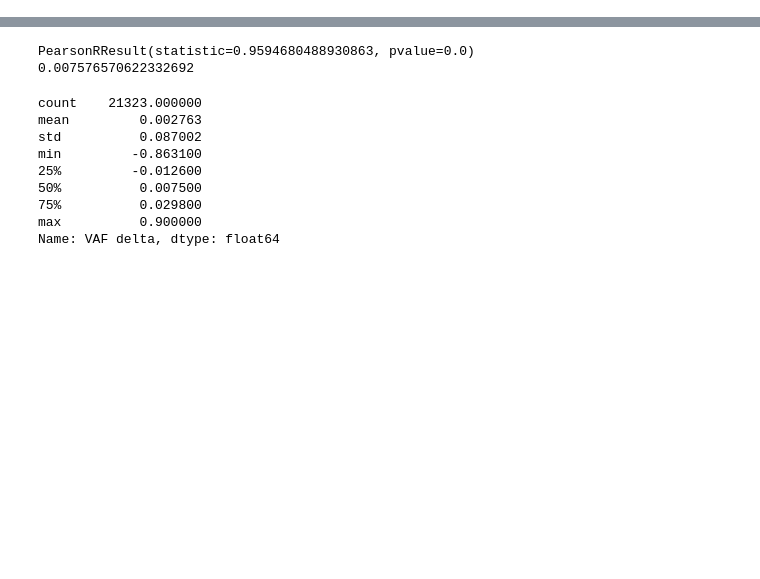
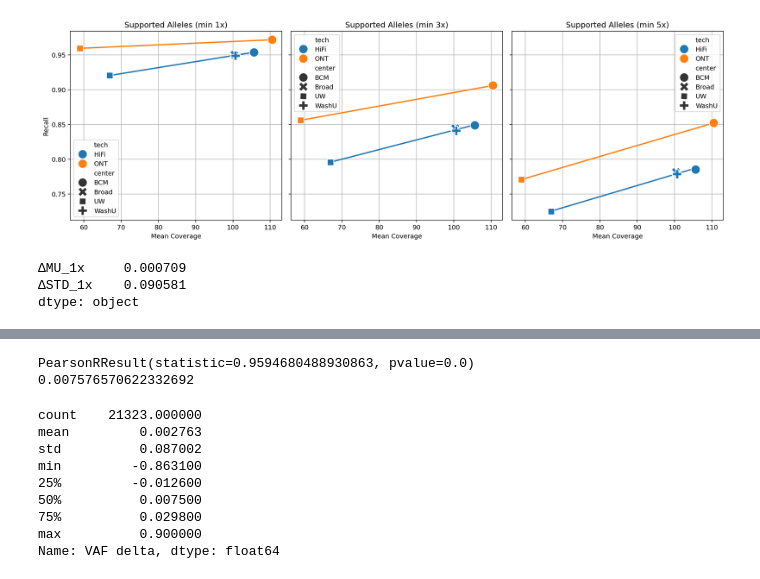
Before and after one commit to BCM-HGSC/SMaHT_MIMS, a Jupyter notebook: allele_delta/ObservedVAF.ipynb, the cells around one changed output, grey strips where cells are left out. Drawn from its saved outputs; the diff is of its cells as text; code cells hidden in the pictures; blank space fills up the shorter version.

```diff
--- a/allele_delta/ObservedVAF.ipynb
+++ b/allele_delta/ObservedVAF.ipynb
@@ -42,0 +223,52 @@ _ = p.set(title=f"WashU PacBio observed coverage per-TR (N={len(full_data)})")
+# %%
+full_summary = pd.concat(summary, axis=1).T
+# %%
+x = [1, 3, 5]
+fig, ax = plt.subplots(nrows=1,
+                       ncols=len(x),
+                       figsize=(5 * len(x), 5),
+                       squeeze=False,
+                       sharex='row',
+                       sharey='row',
+                       dpi=180,
+                      )
+
+
+for idx, i in enumerate(x):
+    ax_sub = ax[0][idx]
+
+    # Scatterplot with hue + style
+    sb.scatterplot(
+        data=full_summary,
+        x="Mean Coverage",
+        y=(full_summary[f"num_loci_{i}x"].astype(float) / len(data)),
+        hue='tech',
+        style='center',
+        ax=ax_sub,
+        s=200, zorder=3
+    )
+
+    # Add regplot manually per 'tech'
+    for tech_name in ['HiFi', 'ONT']:
+        df_tech = full_summary[full_summary['tech'] == tech_name]
+        sb.regplot(
+            #data=df_tech,
+            x=df_tech["Mean Coverage"].astype(float),
+            y=(df_tech[f"num_loci_{i}x"].astype(float) / len(data)).values,
+            scatter=False,
+            ax=ax_sub,
+            label=f"{tech_name} trend",  # Optional: avoid duplicate legend
+            ci=None,
+            line_kws={"lw": 2, "zorder": 2},
+        )
+
+    ax_sub.grid(zorder=1)
+    ax_sub.set(
+        title=f"Supported Alleles (min {i}x)",
+        ylabel="Recall"
+    )
+
+plt.tight_layout()
+plt.show()
+# %% [output]
+[figure, added]
@@ -43,24 +322,8 @@ _ = p.set(title=f"WashU PacBio observed coverage per-TR (N={len(full_data)})")
 # %%
-def combine_and_average(numbers, delta=5):
-    """
-    Numbers that are within delta are combined and averaged
-    returns a dictionary of original value mapped to its new average bin
-    """
-    combined = {}
-    current_group = [numbers[0]]
-
-    for num in numbers[1:]:
-        if abs(num - current_group[-1]) <= delta:
-            current_group.append(num)
-        else:
-            avg = sum(current_group) / len(current_group)
-            for n in current_group:
-                combined[n] = avg
-            current_group = [num]
-
-    avg = sum(current_group) / len(current_group)
-    for n in current_group:
-        combined[n] = avg
-
-    return combined
+x = full_summary[['∆MU_1x', '∆STD_1x']].mean()
+x
+# %% [output]
+∆MU_1x     0.000709
+∆STD_1x    0.090581
+dtype: object
 # %%
```
Also changed, not shown: parts of 30 cells of this notebook.
